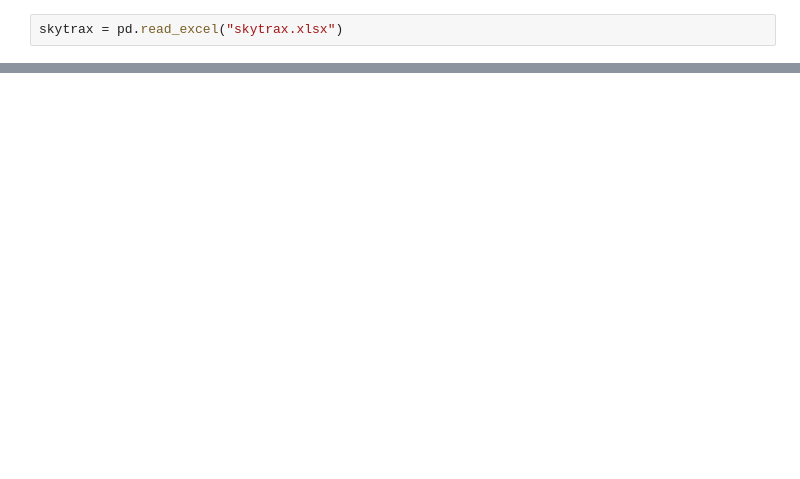
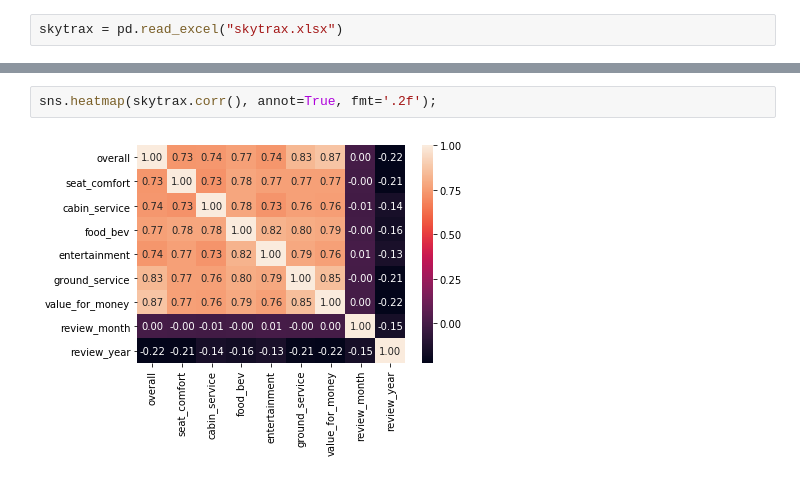
Before and after one commit to Minsifye/US-Airlines-Data-Analysis, a Jupyter notebook: Skytrax_Data_Analysis.ipynb, the cells around one changed output, grey strips where cells are left out. Cells and saved outputs as stored; diff of their text form; blank space fills up the shorter version.

```diff
--- a/Skytrax_Data_Analysis.ipynb
+++ b/Skytrax_Data_Analysis.ipynb
@@ -29 +271,5 @@ memory usage: 17.1+ MB
+# %%
+sns.heatmap(skytrax.corr(), annot=True, fmt='.2f');
+# %% [output]
+[figure, added]
 # %%
```
Also changed, not shown: parts of 91 cells of this notebook.
